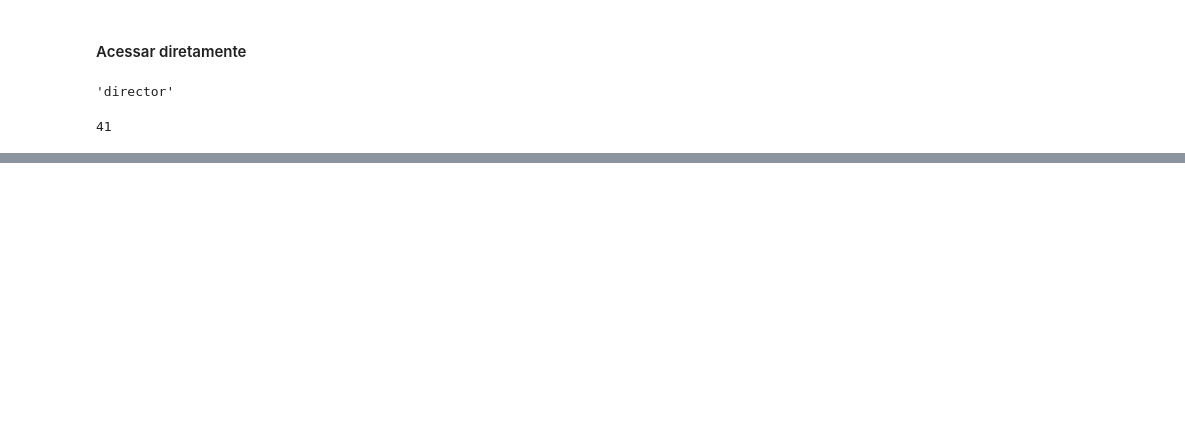
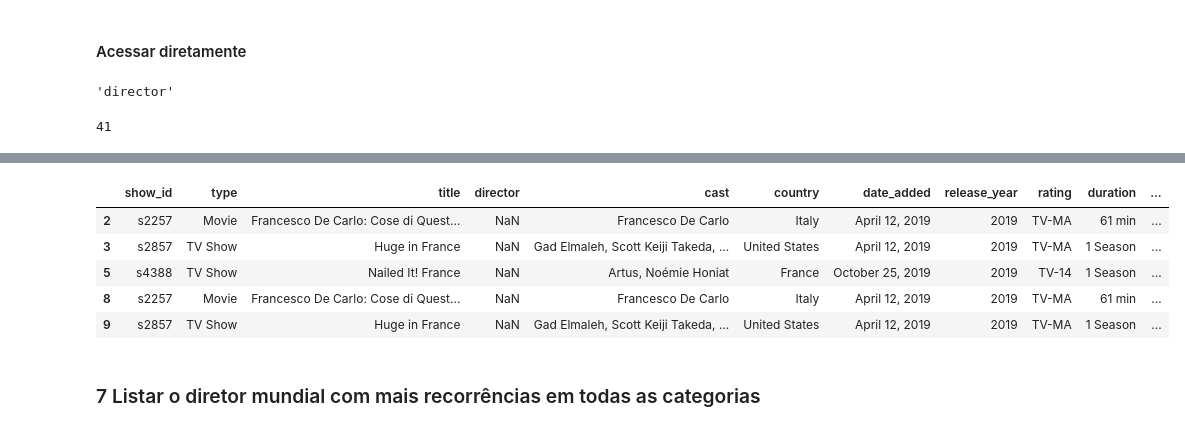
Before and after one commit to jvitorcosta/notebook-netflix-kaggle, a Jupyter notebook: KaggleNetflix.ipynb, the cells around one changed output, grey strips where cells are left out. Saved outputs shown, nothing was run; the diff lists cells and outputs as text; code cells hidden in the pictures; blank space fills up the shorter version.

```diff
--- a/KaggleNetflix.ipynb
+++ b/KaggleNetflix.ipynb
@@ -49 +49,14 @@ def elimina_nan(df,coluna):
+# %%
+def top_cinco(dataset,col_ano,col_filme,pais):
+
+    dataset=find_word(pais,dataset,list(dataset.keys())[2])
+    dataset[col_ano]=pd.to_numeric(dataset[col_ano],errors='coerce')
+    dataset = dataset.sort_values(by=[col_ano],ascending=False)
+    i=0
+    for index, row in dataset.iterrows():
+        if(i==5):
+            break;
+        print(row[col_ano],"-",row[col_filme])
+        i=i+1;
+    return dataset
 # %% [markdown]
@@ -285,0 +310,11 @@ maior=sorted([(df3[df3['director']==diretor].shape[0],diretor) for diretor in df
+# %%
+df_novo.head()
+# %% [output]
+|  | show_id | type | title | director | cast | country | date_added | release_year | rating | duration | ... |
+| 2 | s2257 | Movie | Francesco De Carlo: Cose di Quest... | NaN | Francesco De Carlo | Italy | April 12, 2019 | 2019 | TV-MA | 61 min | ... |
+| 3 | s2857 | TV Show | Huge in France | NaN | Gad Elmaleh, Scott Keiji Takeda, ... | United States | April 12, 2019 | 2019 | TV-MA | 1 Season | ... |
+| 5 | s4388 | TV Show | Nailed It! France | NaN | Artus, Noémie Honiat | France | October 25, 2019 | 2019 | TV-14 | 1 Season | ... |
+| 8 | s2257 | Movie | Francesco De Carlo: Cose di Quest... | NaN | Francesco De Carlo | Italy | April 12, 2019 | 2019 | TV-MA | 61 min | ... |
+| 9 | s2857 | TV Show | Huge in France | NaN | Gad Elmaleh, Scott Keiji Takeda, ... | United States | April 12, 2019 | 2019 | TV-MA | 1 Season | ... |
+# %% [markdown]
+### 7 Listar o diretor mundial com mais recorrências em todas as categorias
```
Also changed, not shown: parts of 32 cells of this notebook.
